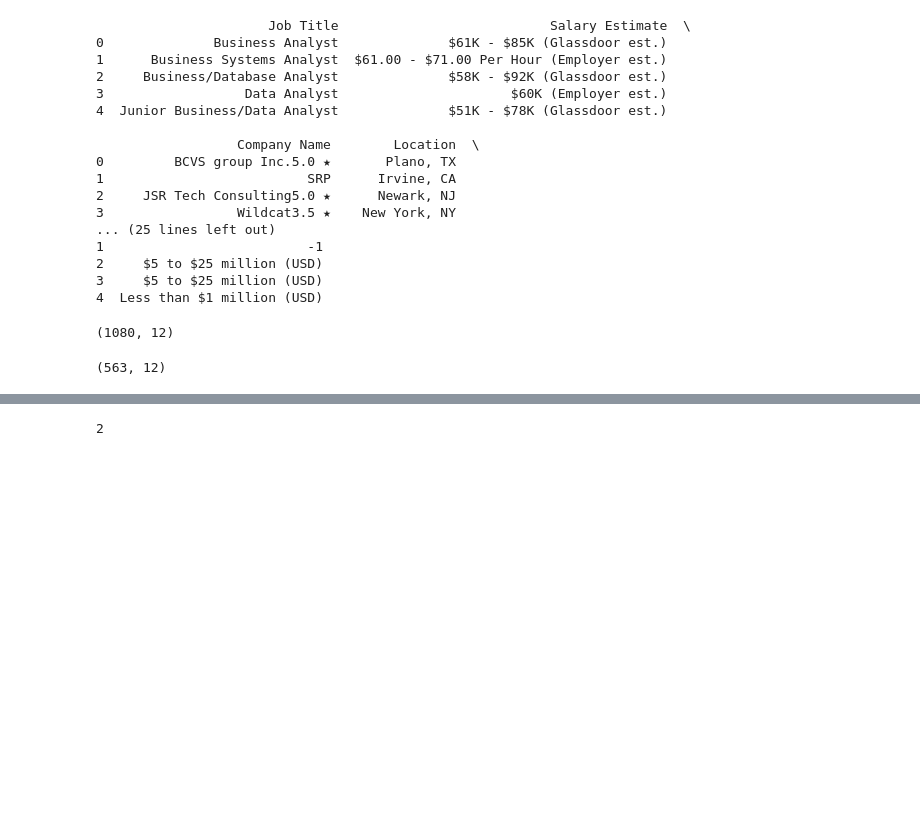
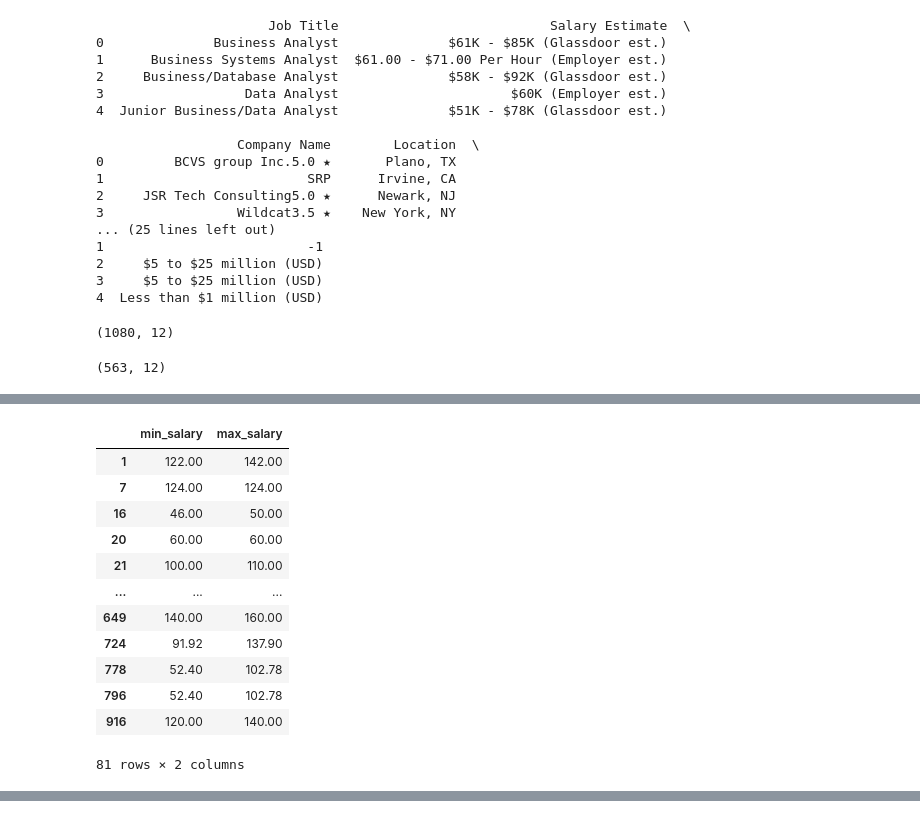
Before and after one commit to JuYinC/DataScience_Job, a Jupyter notebook: data_cleaning.ipynb, the cells around one changed output, grey strips where cells are left out. Saved outputs shown, nothing was run; the diff lists cells and outputs as text; code cells hidden in the pictures; blank space fills up the shorter version.

```diff
--- a/data_cleaning.ipynb
+++ b/data_cleaning.ipynb
@@ -71,3 +72,8 @@ data_clean.head()
 | 2 | Business/Database Analyst | $58K - $92K (Glassdoor est.) | JSR Tech Consulting5.0 ★ | Newark, NJ | JSR has an immediate opening for ... | 5.0 | 51 to 200 Employees | 2015 | ... |
 | 3 | Data Analyst | $60K (Employer est.) | Wildcat3.5 ★ | New York, NY | Are you someone who loves crunchi... | 3.5 | 201 to 500 Employees | 1972 | ... |
 | 4 | Junior Business/Data Analyst | $51K - $78K (Glassdoor est.) | The Kenific Group, Inc2.6 ★ | Washington, DC | Company Overview:\r\nThe Kenific ... | 2.6 | 51 to 200 Employees | -1 | ... |
+# %%
+#hourly to annually
+data_clean.loc[data_clean['hourly'] == 1, 'min_salary'] = data_clean['min_salary'] * 2
+data_clean.loc[data_clean['hourly'] == 1, 'max_salary'] = data_clean['max_salary'] * 2
+data_clean.head()
@@ -73,0 +87,16 @@ data_clean.head()
+# %%
+data_clean[data_clean['hourly'] == 1][['min_salary', 'max_salary']]
+# %% [output]
+|  | min_salary | max_salary |
+| 1 | 122.00 | 142.00 |
+| 7 | 124.00 | 124.00 |
+| 16 | 46.00 | 50.00 |
+| 20 | 60.00 | 60.00 |
+| 21 | 100.00 | 110.00 |
+| ... | ... | ... |
+| 649 | 140.00 | 160.00 |
+| 724 | 91.92 | 137.90 |
+| 778 | 52.40 | 102.78 |
+| 796 | 52.40 | 102.78 |
+| 916 | 120.00 | 140.00 |
+81 rows × 2 columns
@@ -86,7 +125,3 @@ data_clean.head()
 | 2 | Business/Database Analyst | $58K - $92K (Glassdoor est.) | JSR Tech Consulting5.0 ★ | Newark, NJ | JSR has an immediate opening for ... | 5.0 | 51 to 200 Employees | 2015 | ... |
 | 3 | Data Analyst | $60K (Employer est.) | Wildcat3.5 ★ | New York, NY | Are you someone who loves crunchi... | 3.5 | 201 to 500 Employees | 1972 | ... |
 | 4 | Junior Business/Data Analyst | $51K - $78K (Glassdoor est.) | The Kenific Group, Inc2.6 ★ | Washington, DC | Company Overview:\r\nThe Kenific ... | 2.6 | 51 to 200 Employees | -1 | ... |
-# %%
-(data_clean.company_txt.str.len() == 0).sum()
-# %% [output]
-2
```
Also changed, not shown: parts of 13 cells of this notebook, 1 other file.
